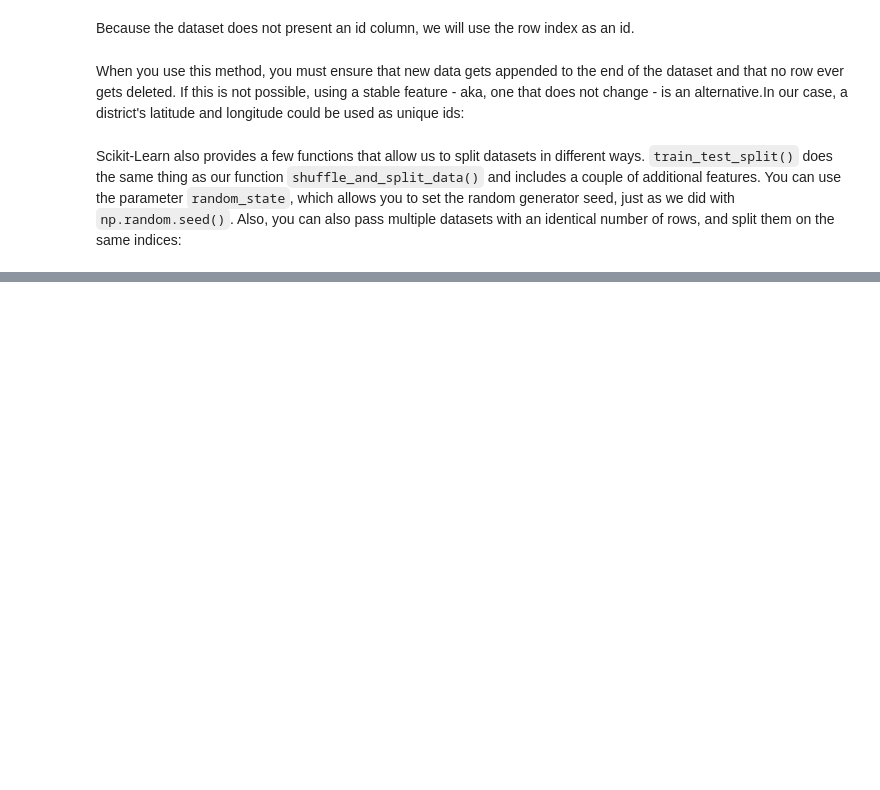
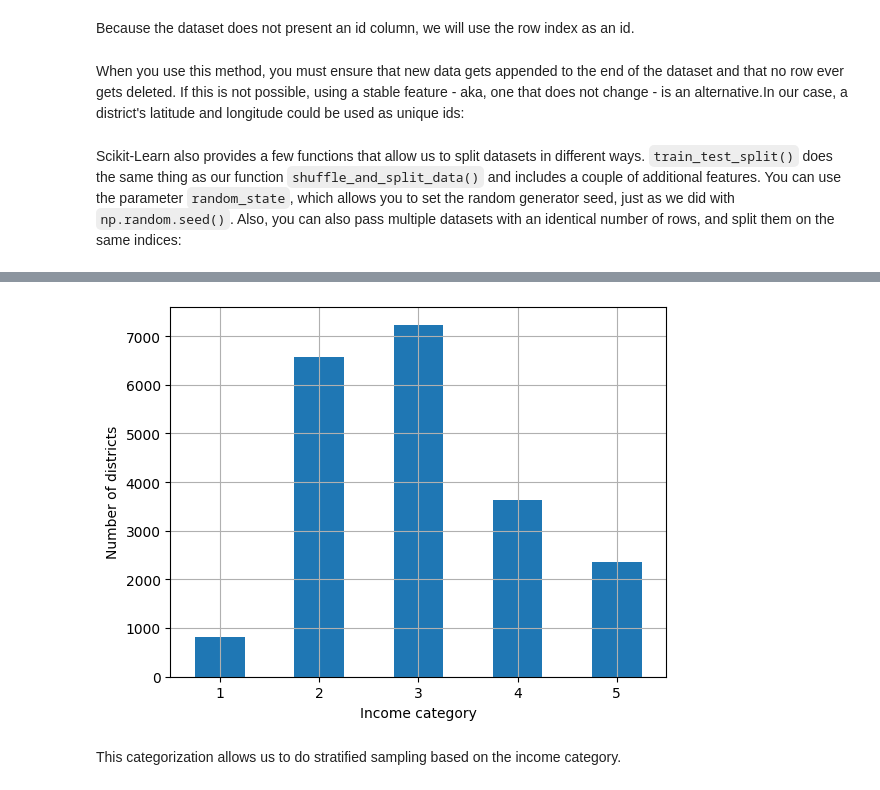
Before and after one commit to felipesebben/ML_hands_on_notes, a Jupyter notebook: projects/Ch02-end2end-CA_house_price_prediction/02_end_to_end_ML_project.ipynb, the cells around one changed output, grey strips where cells are left out. Cells and saved outputs as stored; diff of their text form; code cells hidden in the pictures; blank space fills up the shorter version.

```diff
--- a/projects/Ch02-end2end-CA_house_price_prediction/02_end_to_end_ML_project.ipynb
+++ b/projects/Ch02-end2end-CA_house_price_prediction/02_end_to_end_ML_project.ipynb
@@ -210,0 +247,13 @@ train_set, test_set = train_test_split(housing, test_size=0.2, random_state=42)
+# %%
+housing["income_cat"] = pd.cut(housing["median_income"],
+                               bins=[0., 1.5, 3.0, 4.5, 6., np.inf],
+                               labels=[1, 2, 3, 4,5])
+# %%
+housing["income_cat"].value_counts().sort_index().plot.bar(rot=0, grid=True)
+plt.xlabel("Income category")
+plt.ylabel("Number of districts")
+plt.show()
+# %% [output]
+[figure, added]
+# %% [markdown]
+<p>This categorization allows us to do stratified sampling based on the income category.
```
Also changed, not shown: parts of 10 cells of this notebook.
